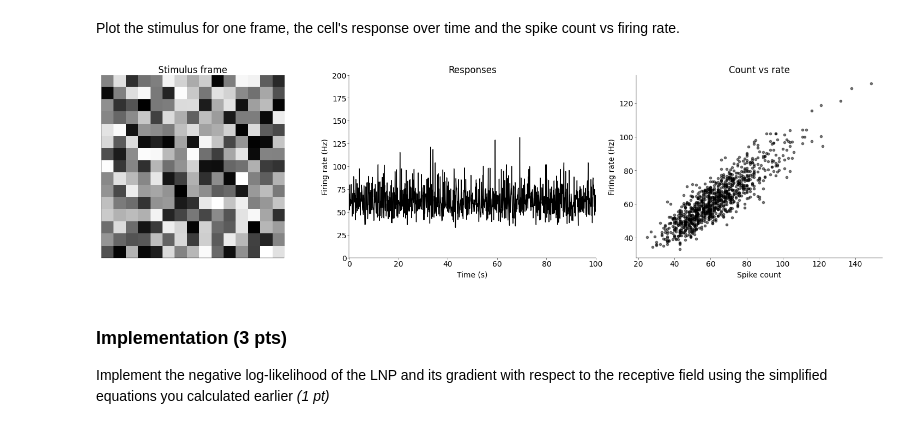
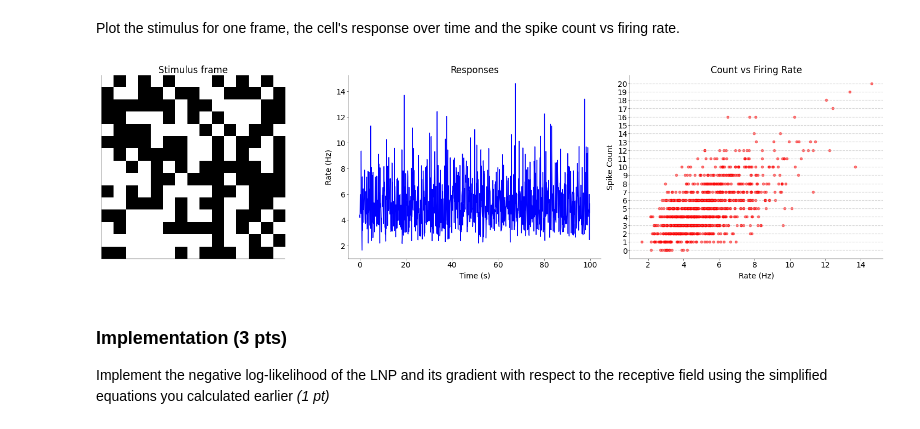
Before and after one commit to toniklenk/NeuralDataScience, a Jupyter notebook: notebooks/CodingLab5.ipynb, the cells around one changed output. Saved outputs shown, nothing was run; the diff lists cells and outputs as text; code cells hidden in the pictures.

Commit message:
plot adjustments

```diff
--- a/notebooks/CodingLab5.ipynb
+++ b/notebooks/CodingLab5.ipynb
@@ -177,9 +173,12 @@ def sample_lnp(
     # Generate samples from an instantaneous LNP model
     # neuron with receptive field kernel w. (1 pt)
     # ------------------------------------------------
-    s = np.random.uniform(size=(w.size, nT), low=0.0, high=5.0)
-    r = np.exp(w @ s) * dt * R
-    c = np.random.poisson(r)
+    # get stimulus frame
+    s = rng.choice([-s_i / 2, s_i / 2], size=(len(w), nT))
+    # get firing rate
+    r = np.exp(np.dot(w, s)) * R * dt
+    # get Poisson spike counts
+    c = rng.poisson(r)
 
     return c, r, s
 # %%
@@ -198,33 +197,29 @@ Plot the stimulus for one frame, the cell's response over time and the spike cou
 # %%
 mosaic = mosaic = [["stim", "responses", "count/rate"]]
 
 fig, ax = plt.subplot_mosaic(mosaic=mosaic, figsize=(15, 4))
 # -----------------------------------------------------------------------------------------------------------
 # Plot the stimulus for one frame, the cell's responses over time and spike count vs firing rate (1 pt)
 # -----------------------------------------------------------------------------------------------------------
-ax["stim"].imshow(s[:, 0].reshape(D, D), cmap="gray")
+
+ax["stim"].imshow(s[:, 0].reshape(D, D), cmap="gray", vmin=-s_i / 2, vmax=s_i / 2)
 ax["stim"].set_title("Stimulus frame")
 ax["stim"].set_xticks([])
 ax["stim"].set_yticks([])
-ax["responses"].plot(np.arange(nT) * dt, r, color="black")
+ax["responses"].plot(np.arange(nT) * dt, r, color="blue")
 ax["responses"].set_title("Responses")
 ax["responses"].set_xlabel("Time (s)")
-ax["responses"].set_ylabel("Firing rate (Hz)")
-ax["responses"].set_xlim(0, nT * dt)
-ax["responses"].set_ylim(0, 200)
-ax["count/rate"].scatter(c, r, color="black", alpha=0.5)
-ax["count/rate"].set_title("Count vs rate")
-ax["count/rate"].set_xlabel("Spike count")
-ax["count/rate"].set_ylabel("Firing rate (Hz)")
-# ax["count/rate"].set_xlim(0, 200)
-# ax["count/rate"].set_ylim(0, 200)
-# ax["count/rate"].set_aspect("equal")
-# ax["count/rate"].plot([0, 200], [0, 200], color="red", linestyle="--")
-# ax["count/rate"].set_xticks([0, 50, 100, 150, 200])
-# ax["count/rate"].set_yticks([0, 50, 100, 150, 200])
+ax["responses"].set_ylabel("Rate (Hz)")
+ax["count/rate"].scatter(r, c, color="red", alpha=0.5)
+ax["count/rate"].set_title("Count vs Firing Rate")
+ax["count/rate"].set_xlabel("Rate (Hz)")
+ax["count/rate"].set_ylabel("Spike Count")
+ax["count/rate"].set_yticks(np.arange(0, c.max() + 1, 1))
+ax["count/rate"].set_yticklabels(np.arange(0, c.max() + 1, 1))
+ax["count/rate"].grid(axis="y", linestyle="--", alpha=0.5)
 plt.show()
 # %% [output]
-[figure, old version]
+[figure, new version]
 # %% [markdown]
 ### Implementation (3 pts)
 
```
Also changed, not shown: parts of 16 cells of this notebook.
